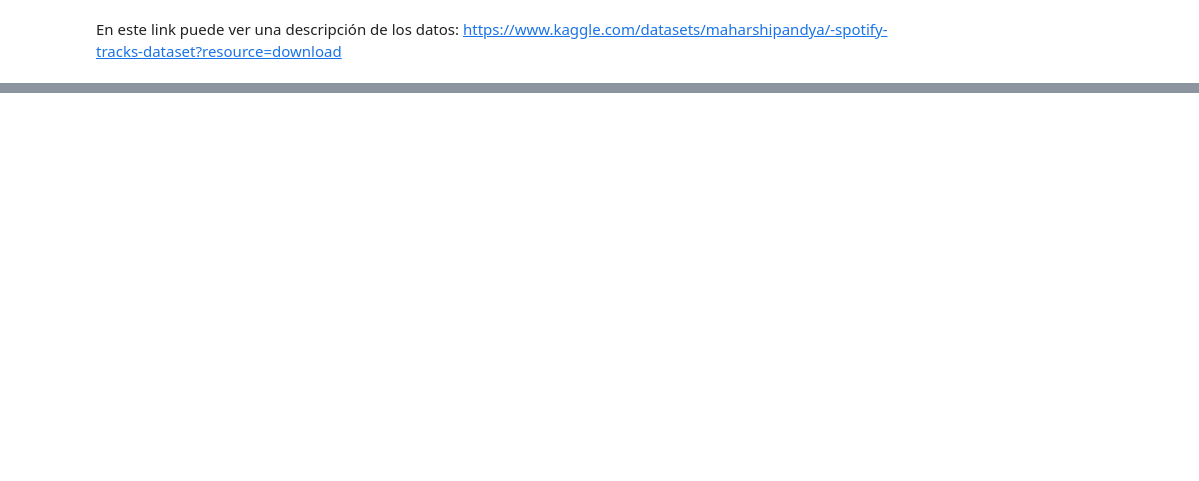
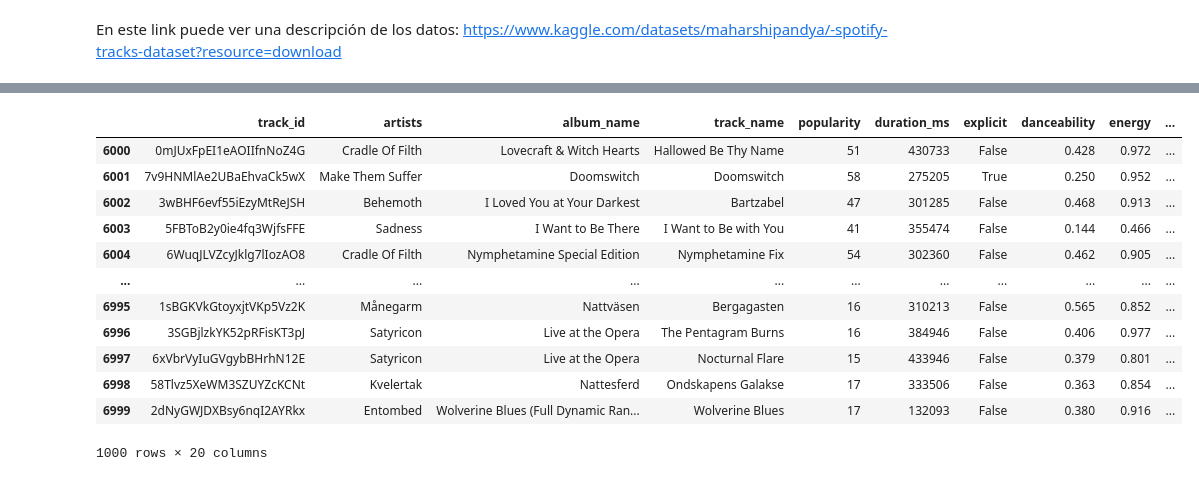
Before and after one commit to Kmpillo/Class_Analitica, a Jupyter notebook: Ejercicio_en_clase_Spotify.ipynb, the cells around one changed output, grey strips where cells are left out. Cells and saved outputs as stored; diff of their text form; code cells hidden in the pictures; blank space fills up the shorter version.

```diff
--- a/Ejercicio_en_clase_Spotify.ipynb
+++ b/Ejercicio_en_clase_Spotify.ipynb
@@ -15,2 +112,18 @@ En este link puede ver una descripción de los datos: https://www.kaggle.com/dat
+# %%
+df[df['track_genre'].str.contains('black-metal', case=False, na=False)]
+# %% [output]
+|  | track_id | artists | album_name | track_name | popularity | duration_ms | explicit | danceability | energy | ... |
+| 6000 | 0mJUxFpEI1eAOIIfnNoZ4G | Cradle Of Filth | Lovecraft & Witch Hearts | Hallowed Be Thy Name | 51 | 430733 | False | 0.428 | 0.972 | ... |
+| 6001 | 7v9HNMlAe2UBaEhvaCk5wX | Make Them Suffer | Doomswitch | Doomswitch | 58 | 275205 | True | 0.250 | 0.952 | ... |
+| 6002 | 3wBHF6evf55iEzyMtReJSH | Behemoth | I Loved You at Your Darkest | Bartzabel | 47 | 301285 | False | 0.468 | 0.913 | ... |
+| 6003 | 5FBToB2y0ie4fq3WjfsFFE | Sadness | I Want to Be There | I Want to Be with You | 41 | 355474 | False | 0.144 | 0.466 | ... |
+| 6004 | 6WuqJLVZcyJklg7lIozAO8 | Cradle Of Filth | Nymphetamine Special Edition | Nymphetamine Fix | 54 | 302360 | False | 0.462 | 0.905 | ... |
+| ... | ... | ... | ... | ... | ... | ... | ... | ... | ... | ... |
+| 6995 | 1sBGKVkGtoyxjtVKp5Vz2K | Månegarm | Nattväsen | Bergagasten | 16 | 310213 | False | 0.565 | 0.852 | ... |
+| 6996 | 3SGBjlzkYK52pRFisKT3pJ | Satyricon | Live at the Opera | The Pentagram Burns | 16 | 384946 | False | 0.406 | 0.977 | ... |
+| 6997 | 6xVbrVyIuGVgybBHrhN12E | Satyricon | Live at the Opera | Nocturnal Flare | 15 | 433946 | False | 0.379 | 0.801 | ... |
+| 6998 | 58Tlvz5XeWM3SZUYZcKCNt | Kvelertak | Nattesferd | Ondskapens Galakse | 17 | 333506 | False | 0.363 | 0.854 | ... |
+| 6999 | 2dNyGWJDXBsy6nqI2AYRkx | Entombed | Wolverine Blues (Full Dynamic Ran... | Wolverine Blues | 17 | 132093 | False | 0.380 | 0.916 | ... |
+1000 rows × 20 columns
 # %%
 # Hay datos faltantes?
```
Also changed, not shown: parts of 17 cells of this notebook.
